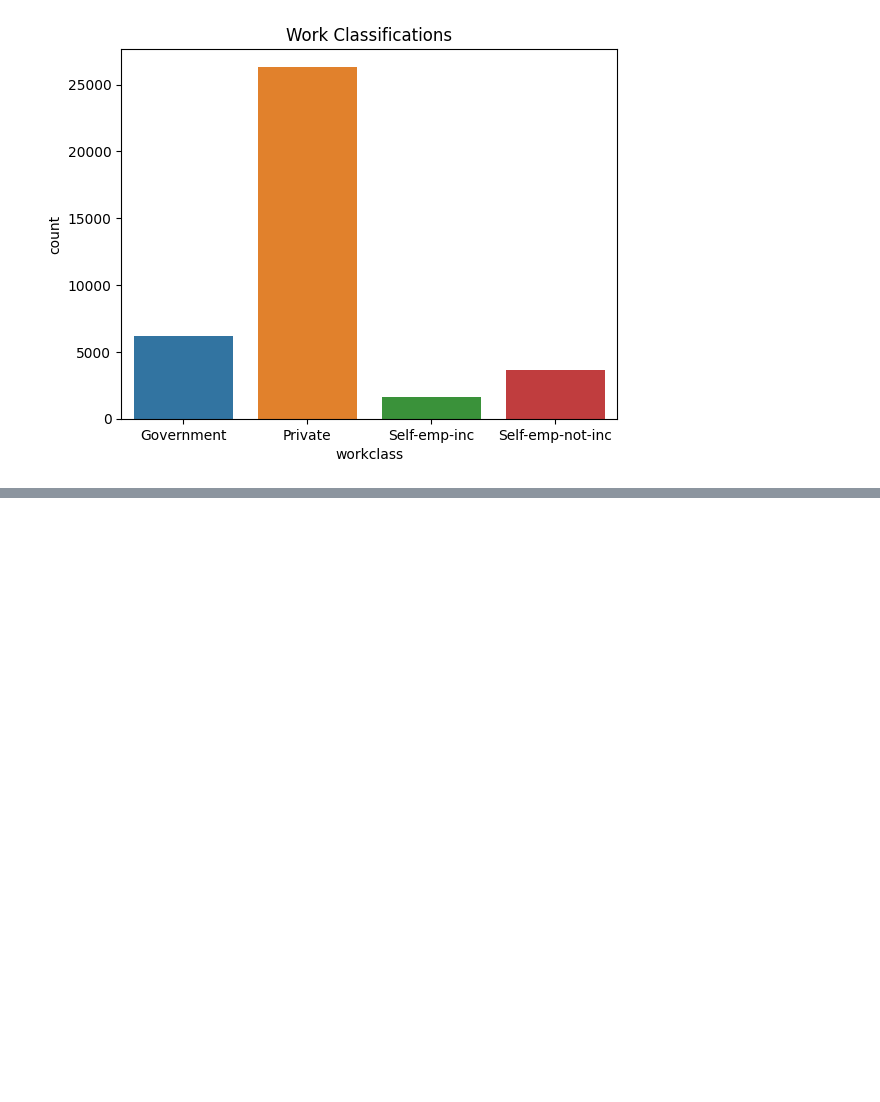
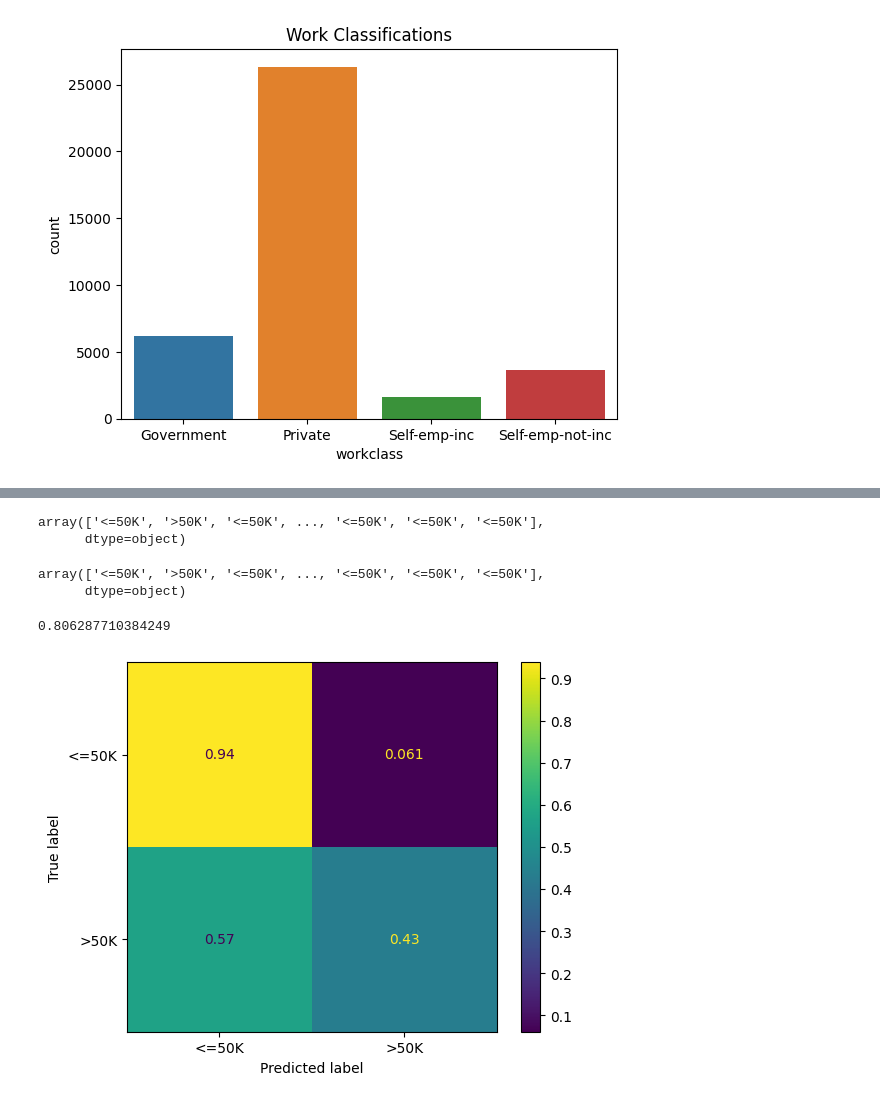
Before and after one commit to thejustinfields/incomepredictions, a Jupyter notebook: AdultIncome.ipynb, the cells around one changed output, grey strips where cells are left out. Cells and saved outputs as stored; diff of their text form; code cells hidden in the pictures; blank space fills up the shorter version.

```diff
--- a/AdultIncome.ipynb
+++ b/AdultIncome.ipynb
@@ -548,0 +731,2 @@ ax.set_xticklabels(ax.get_xticklabels(), rotation=45, ha='right');
+# %%
+rf = RandomForestClassifier()
@@ -548,0 +737,20 @@ ax.set_xticklabels(ax.get_xticklabels(), rotation=45, ha='right');
+# %%
+rf.predict(X_test_processed)
+# %% [output]
+array(['<=50K', '>50K', '<=50K', ..., '<=50K', '<=50K', '<=50K'],
+      dtype=object)
+# %%
+rf_predictions = rf.predict(X_test_processed)
+rf_predictions
+# %% [output]
+array(['<=50K', '>50K', '<=50K', ..., '<=50K', '<=50K', '<=50K'],
+      dtype=object)
+# %%
+rf_acc_score = rf.score(X_test_processed, y_test)
+rf_acc_score
+# %% [output]
+0.806287710384249
+# %%
+ConfusionMatrixDisplay.from_predictions(y_test, rf_predictions, normalize='true');
+# %% [output]
+[figure, added]
```
Also changed, not shown: parts of 49 cells of this notebook.
